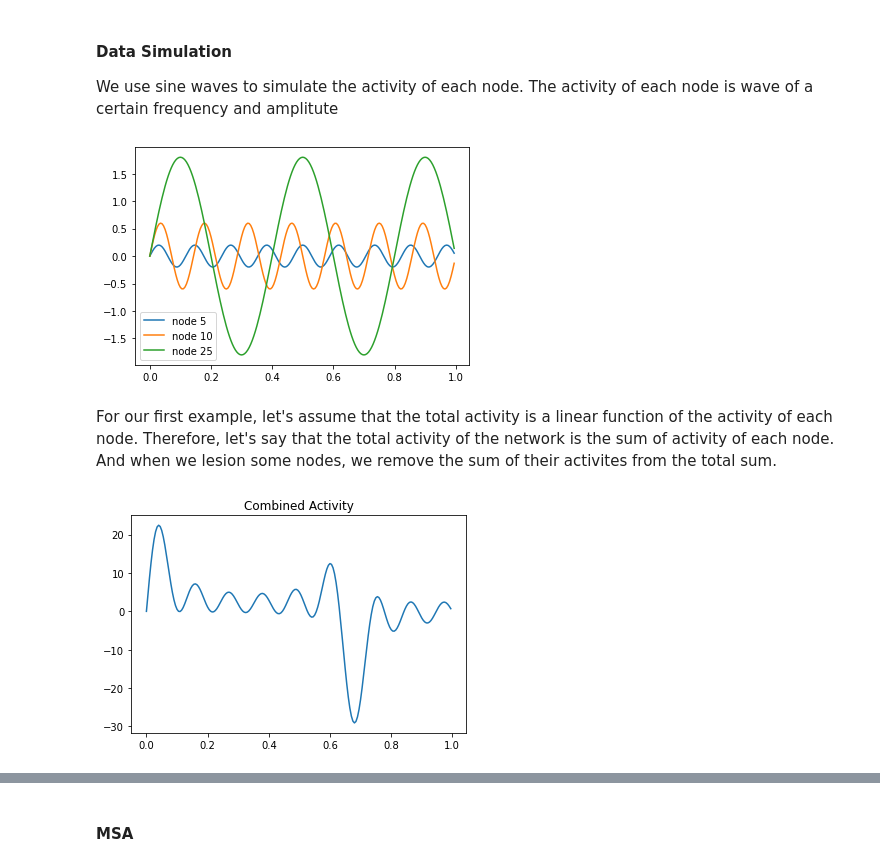
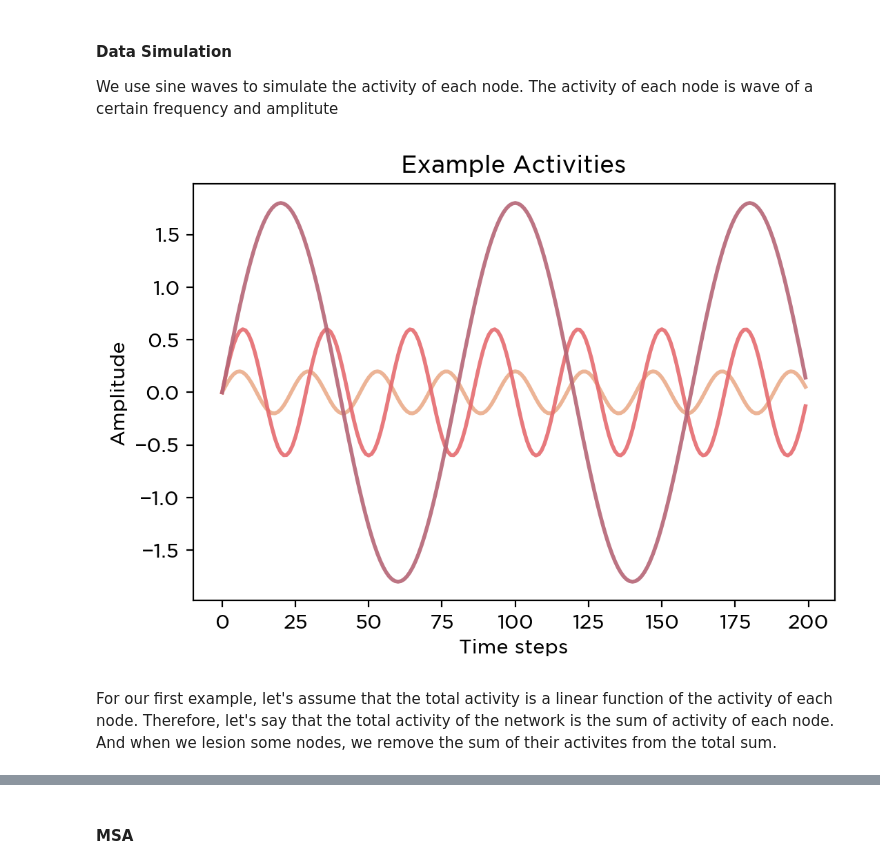
Before and after one commit to kuffmode/msa, a Jupyter notebook: docs/examples/MSA TimeSeries.ipynb, the cells around one changed output, grey strips where cells are left out. Cells and saved outputs as stored; diff of their text form; code cells hidden in the pictures.

Commit message:
enhanced plots of the timeseries example

```diff
--- a/docs/examples/MSA TimeSeries.ipynb
+++ b/docs/examples/MSA TimeSeries.ipynb
@@ -10,12 +10,15 @@ This is an example of how we can perform **"Multiperturbation Shapley value Anal
 import matplotlib.pyplot as plt
 import numpy as np
 # ---------
-from msapy import msa
+from msapy import msa, plottings as pl
 # ---------
 from itertools import product
 
 SEED = 42
 RNG = np.random.default_rng(SEED)
+pl.set_style()
+my_colors = ['#006685', '#3FA5C4', '#FFFFFF', '#E84653', '#BF003F']
+FIG_PATH = "figures/timeseries/"
 # %% [markdown]
 #### Data Simulation
 We use sine waves to simulate the activity of each node. The activity of each node is wave of a certain frequency and amplitute
@@ -40,19 +43,19 @@ def generate_wave_data(amp_freq_pairs, timestamps, sampling_rate):
 data = generate_wave_data(amp_freq_pairs, timestamps, sampling_rate)
 elements = list(range(len(data)))
 # %%
-plt.plot(timestamps, data[5], label="node 5")
-plt.plot(timestamps, data[10], label="node 10")
-plt.plot(timestamps, data[25], label="node 25")
-plt.legend();
+plt.figure(dpi=200)
+plt.plot(data[5], label="node 5",c="#EAAC8B",lw=2,alpha=0.9)
+plt.plot(data[10], label="node 10",c="#E56B6F",lw=2,alpha=0.9)
+plt.plot(data[25], label="node 25",c="#B56576",lw=2,alpha=0.9)
+plt.title("Example Activities")
+plt.xlabel("Time steps")
+plt.ylabel("Amplitude")
+#plt.legend()
+plt.savefig(f"{FIG_PATH}example_activities.pdf",dpi=300,bbox_inches='tight')
 # %% [output]
-[figure, old version]
+[figure, new version]
 # %% [markdown]
 For our first example, let's assume that the total activity is a linear function of the activity of each node. Therefore, let's say that the total activity of the network is the sum of activity of each node. And when we lesion some nodes, we remove the sum of their activites from the total sum.
 # %%
 def linear_score_function(complements):
     return data.sum(0) - data[complements, :].sum(0)
-# %%
-plt.plot(timestamps, linear_score_function([]))
-plt.title("Combined Activity");
-# %% [output]
-[figure, removed]
```
Also changed, not shown: parts of 9 cells of this notebook, 6 other files.
